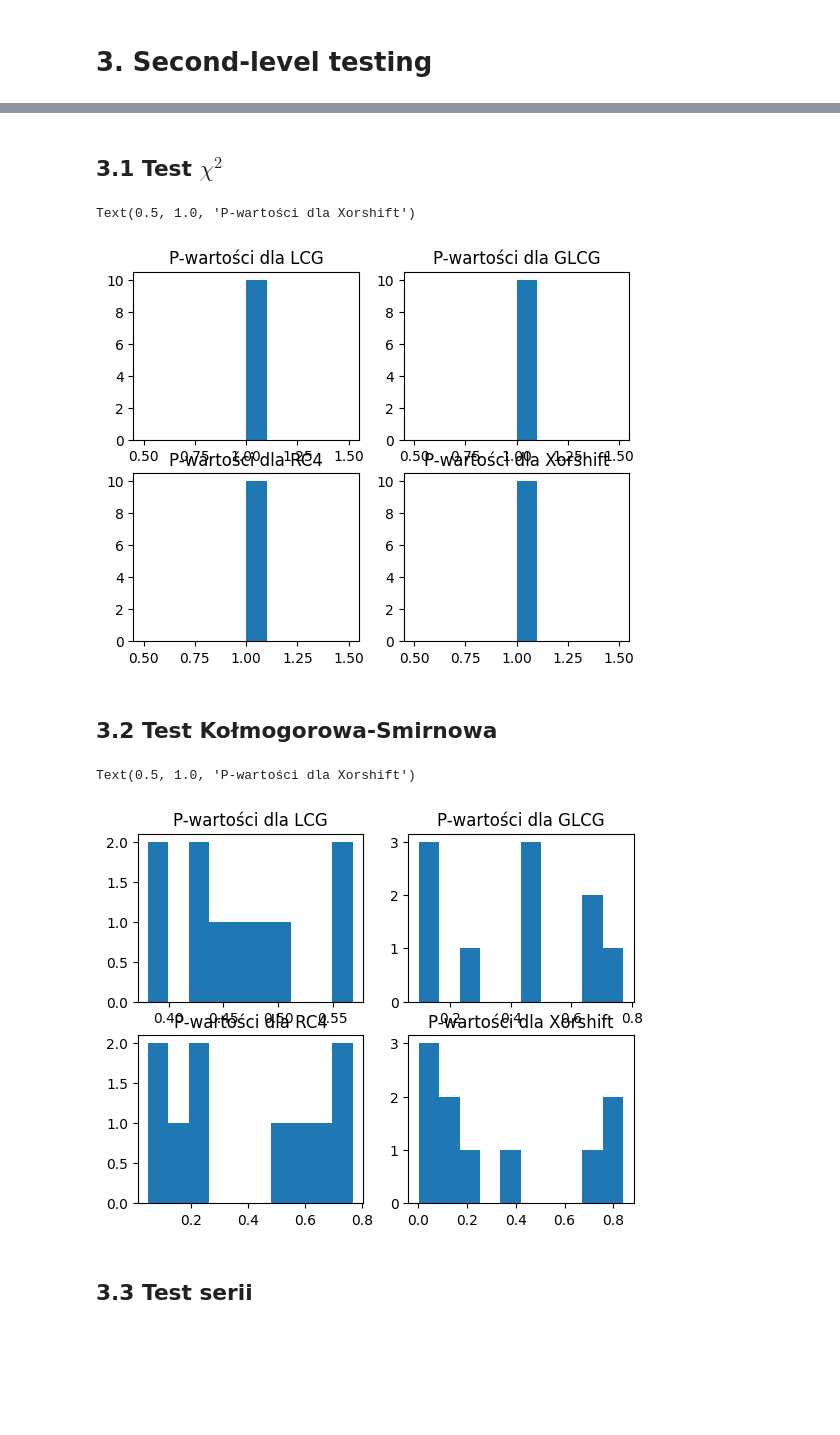
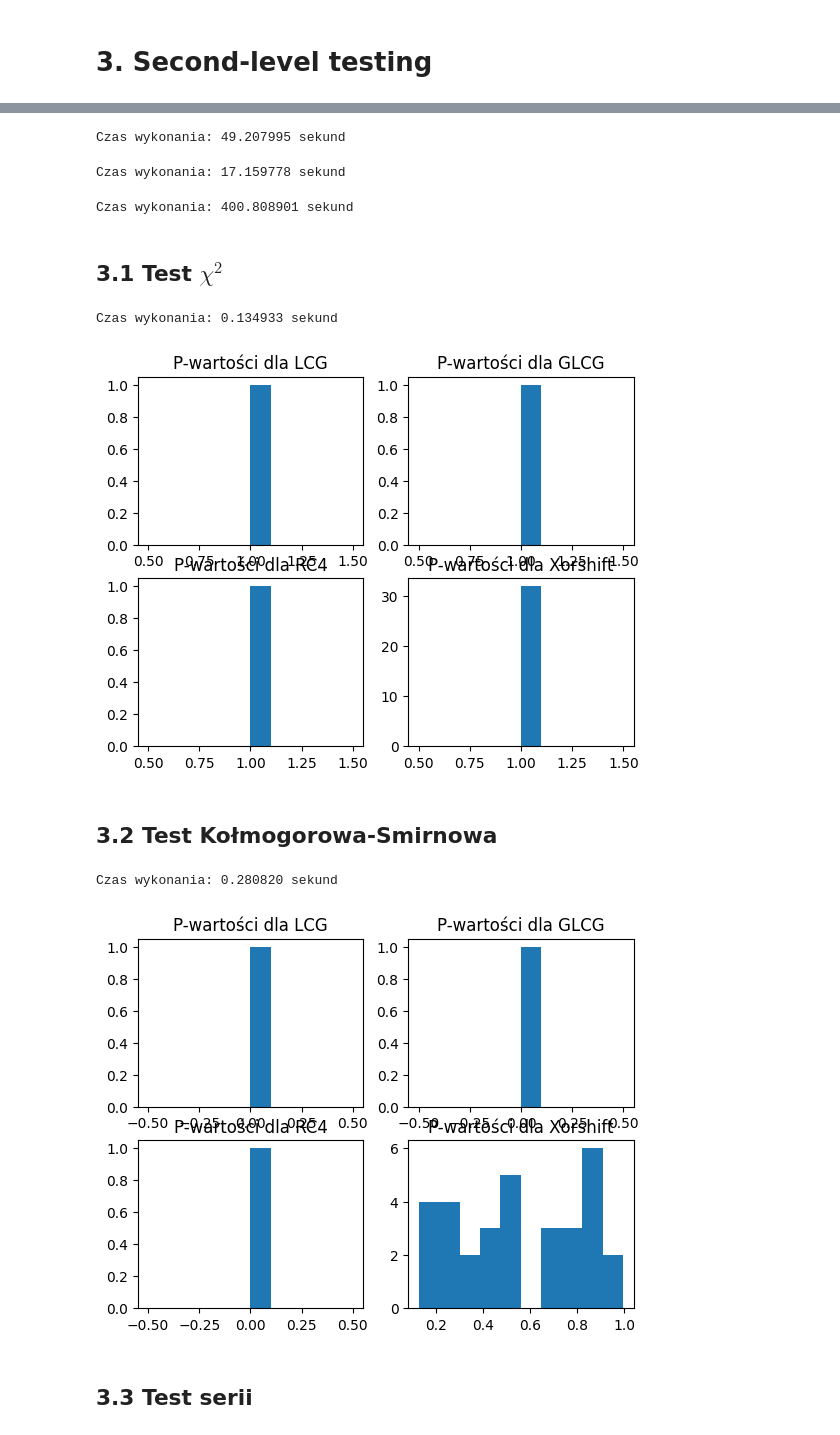
Before and after one commit to MartaGacek1/MonteCarloProject1, a Jupyter notebook: MonteCarloProjekt1.ipynb, the cells around one changed output, grey strips where cells are left out. Drawn from its saved outputs; the diff is of its cells as text; code cells hidden in the pictures; blank space fills up the shorter version.

```diff
--- a/MonteCarloProjekt1.ipynb
+++ b/MonteCarloProjekt1.ipynb
@@ -621,6 +633,41 @@ import matplotlib.pyplot as plt
+# %%
+start_time = time.time()
+
+sec_test_glcg = GLCG([30, 40, 50], [3, 7, 68], 2**10, 1000*2**15)
+
+end_time = time.time()
+
+execution_time = end_time - start_time
+print(f"Czas wykonania: {execution_time:.6f} sekund")
+# %% [output]
+Czas wykonania: 49.207995 sekund
+# %%
+start_time = time.time()
+
+sec_test_rc4 = RC4(k1, 1000*2**15)
+
+end_time = time.time()
+
+execution_time = end_time - start_time
+print(f"Czas wykonania: {execution_time:.6f} sekund")
+# %% [output]
+Czas wykonania: 17.159778 sekund
+# %%
+start_time = time.time()
+
+sec_test_xorshift = xorshift(20, n=2**18)
+
+end_time = time.time()
+
+execution_time = end_time - start_time
+print(f"Czas wykonania: {execution_time:.6f} sekund")
+# %% [output]
+Czas wykonania: 400.808901 sekund
 # %% [markdown]
 ## 3.1 Test $\chi^2$
 # %%
+start_time = time.time()
+
 def second_level_testing_chi_square(data, sequence_length):
     seq_num = len(data) // sequence_length  # ilość podciągów podanej długości
     p_values = []
@@ -634,11 +681,12 @@ def second_level_testing_chi_square(data, sequence_length):
     return p_values
 
 
-length = 100
-p_values1_lcg = second_level_testing_chi_square(test_lcg, length)
-p_values1_glcg = second_level_testing_chi_square(test_glcg, length)
-p_values1_rc4 = second_level_testing_chi_square(test_rc4, length)
-p_values1_xorshift = second_level_testing_chi_square(test_xorshift, length)
+length1 = 2**15
+length2 = 2**10
+p_values1_lcg = second_level_testing_chi_square(test_lcg, length1)
+p_values1_glcg = second_level_testing_chi_square(test_glcg, length1)
+p_values1_rc4 = second_level_testing_chi_square(test_rc4, length1)
+p_values1_xorshift = second_level_testing_chi_square(test_xorshift, length2)
 
 # print(f"P-wartości dla wszystkich podciągów - LCG:")
 # print(p_values1_lcg)
@@ -664,12 +712,19 @@ plt.title("P-wartości dla RC4")
 plt.subplot(2, 2, 4)
 plt.hist(p_values1_xorshift)
 plt.title("P-wartości dla Xorshift")
+
+end_time = time.time()
+
+execution_time = end_time - start_time
+print(f"Czas wykonania: {execution_time:.6f} sekund")
 # %% [output]
-Text(0.5, 1.0, 'P-wartości dla Xorshift')
+Czas wykonania: 0.134933 sekund
-[figure, old version]
+[figure, new version]
 # %% [markdown]
 ## 3.2 Test Kołmogorowa-Smirnowa
 # %%
+start_time = time.time()
+
 def second_level_testing_ks(data, sequence_length):
     seq_num = len(data) // sequence_length  # ilość podciągów podanej długości
     p_values = []
@@ -682,40 +737,46 @@ def second_level_testing_ks(data, sequence_length):
             p_values.append(None)
     return p_values
 
 
-length = 100
-p_values2_lcg = second_level_testing_ks(test_lcg, length)
-p_values2_glcg = second_level_testing_ks(test_glcg, length)
-p_values2_rc4 = second_level_testing_ks(test_rc4, length)
-p_values2_xorshift = second_level_testing_ks(test_xorshift, length)
+length1 = 2**15
+length2 = 2**10
+p_values2_lcg = second_level_testing_ks(test_lcg, length1)
+p_values2_glcg = second_level_testing_ks(test_glcg, length1)
+p_values2_rc4 = second_level_testing_ks(test_rc4, length1)
+p_values2_xorshift = second_level_testing_ks(test_xorshift, length2)
 
 # print(f"P-wartości dla wszystkich podciągów - LCG:")
 # print(p_values2_lcg)
 # print(f"P-wartości dla wszystkich podciągów - GLCG:")
 # print(p_values2_glcg)
 # print(f"P-wartości dla wszystkich podciągów - RC4:")
 # print(p_values2_rc4)
 # print(f"P-wartości dla wszystkich podciągów - Xorshift:")
 # print(p_values2_xorshift)
 
 plt.subplot(2, 2, 1)
 plt.hist(p_values2_lcg)
 plt.title("P-wartości dla LCG")
 
 plt.subplot(2, 2, 2)
 plt.hist(p_values2_glcg)
 plt.title("P-wartości dla GLCG")
 
 plt.subplot(2, 2, 3)
 plt.hist(p_values2_rc4)
 plt.title("P-wartości dla RC4")
 
 plt.subplot(2, 2, 4)
 plt.hist(p_values2_xorshift)
 plt.title("P-wartości dla Xorshift")
+
+end_time = time.time()
+
+execution_time = end_time - start_time
+print(f"Czas wykonania: {execution_time:.6f} sekund")
 # %% [output]
-Text(0.5, 1.0, 'P-wartości dla Xorshift')
+Czas wykonania: 0.280820 sekund
-[figure, old version]
+[figure, new version]
 # %% [markdown]
 ## 3.3 Test serii
 # %%
```
Also changed, not shown: parts of 9 cells of this notebook.
